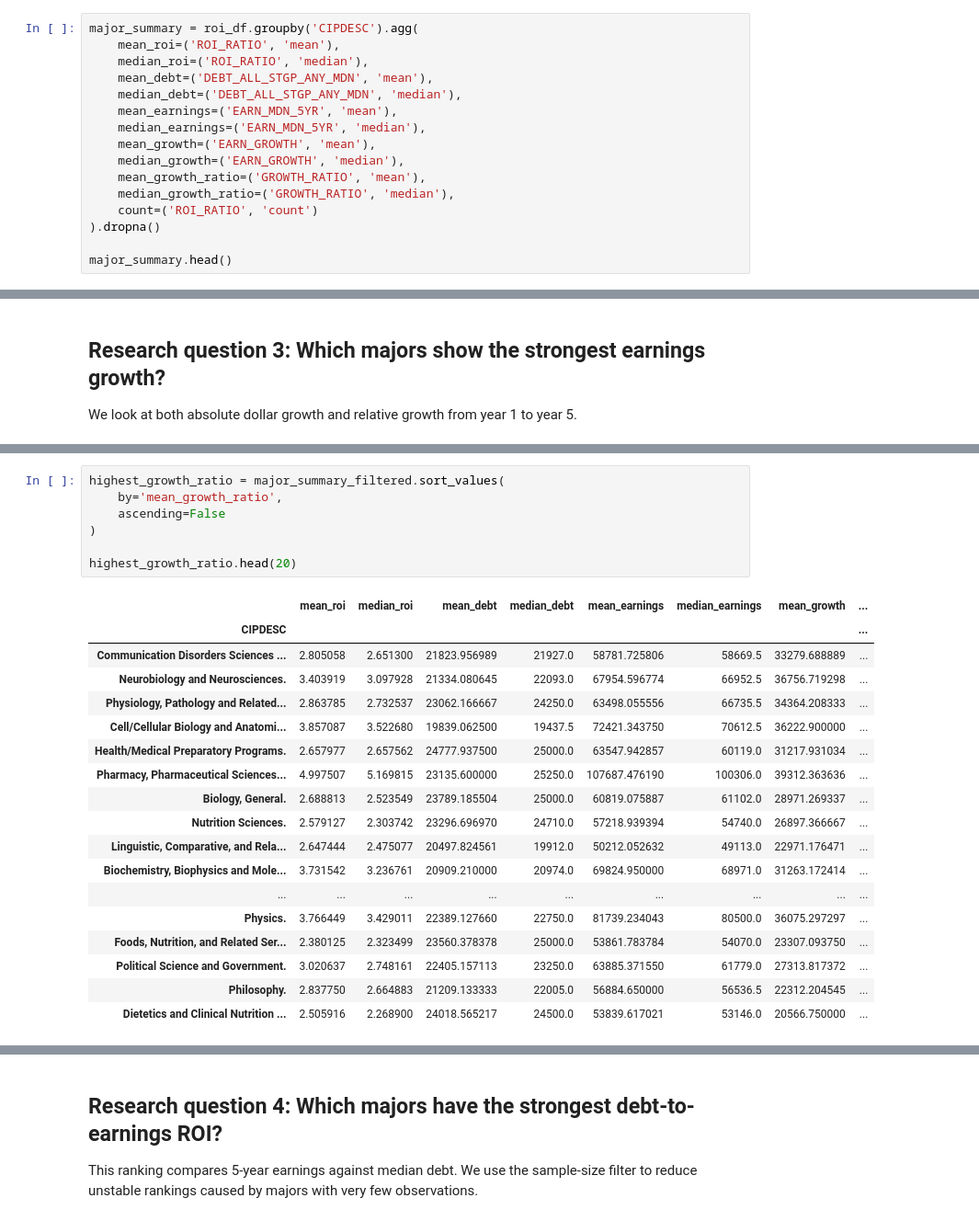
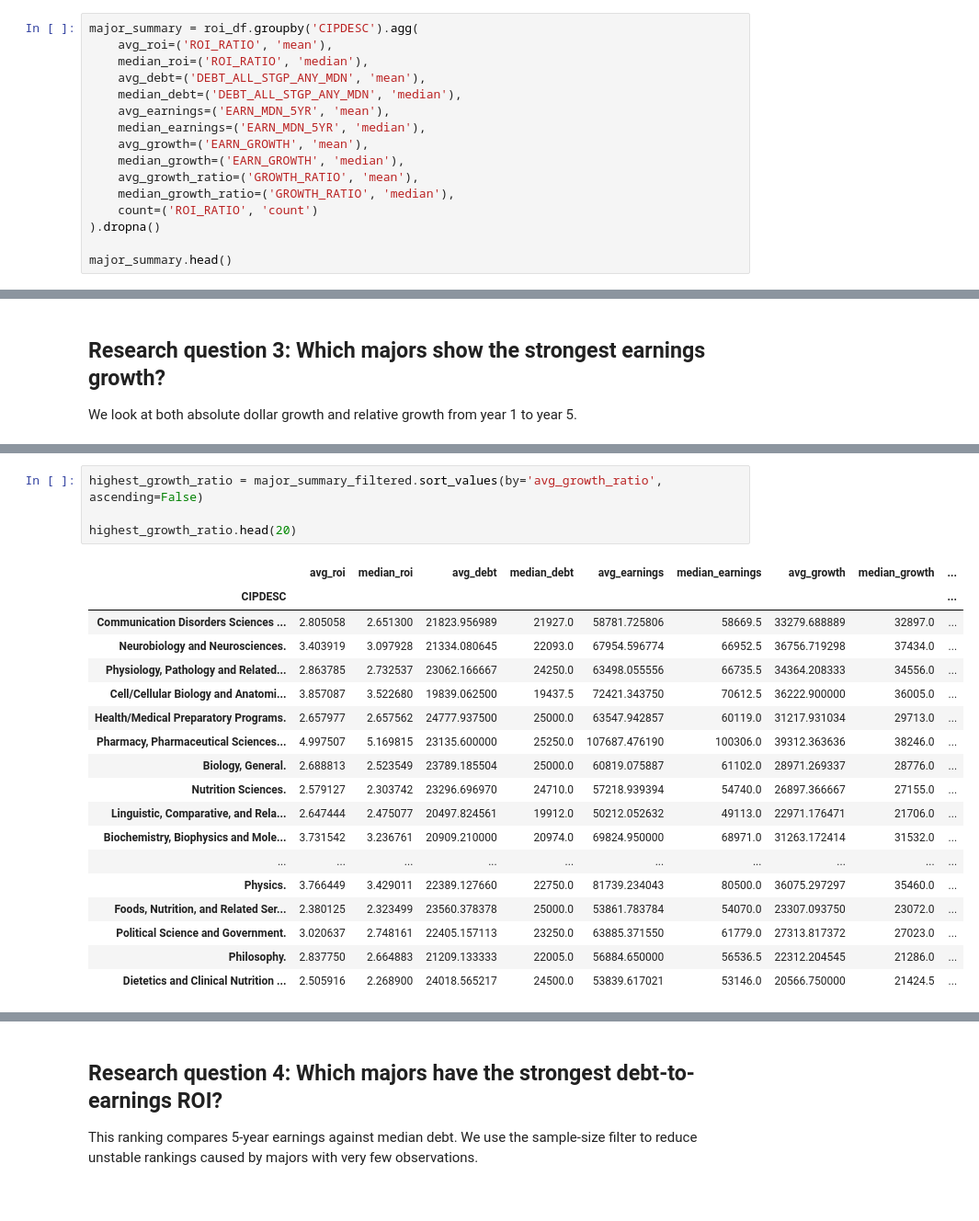
Before and after one commit to VintageTeaLeaf/College-ROI-Analysis, a Jupyter notebook: notebooks/data_cleaning.ipynb, the cells around one changed output, grey strips where cells are left out. Shown at 92% size. Drawn from its saved outputs; the diff is of its cells as text.

```diff
--- a/notebooks/data_cleaning.ipynb
+++ b/notebooks/data_cleaning.ipynb
@@ -323,15 +323,15 @@ roi_df.sort_values(
 Because individual institution-major records can be noisy, we aggregate by major. We include both mean and median metrics so we can compare whether outliers are influencing the averages.
 # %%
 major_summary = roi_df.groupby('CIPDESC').agg(
-    mean_roi=('ROI_RATIO', 'mean'),
+    avg_roi=('ROI_RATIO', 'mean'),
     median_roi=('ROI_RATIO', 'median'),
-    mean_debt=('DEBT_ALL_STGP_ANY_MDN', 'mean'),
+    avg_debt=('DEBT_ALL_STGP_ANY_MDN', 'mean'),
     median_debt=('DEBT_ALL_STGP_ANY_MDN', 'median'),
-    mean_earnings=('EARN_MDN_5YR', 'mean'),
+    avg_earnings=('EARN_MDN_5YR', 'mean'),
     median_earnings=('EARN_MDN_5YR', 'median'),
-    mean_growth=('EARN_GROWTH', 'mean'),
+    avg_growth=('EARN_GROWTH', 'mean'),
     median_growth=('EARN_GROWTH', 'median'),
-    mean_growth_ratio=('GROWTH_RATIO', 'mean'),
+    avg_growth_ratio=('GROWTH_RATIO', 'mean'),
     median_growth_ratio=('GROWTH_RATIO', 'median'),
     count=('ROI_RATIO', 'count')
 ).dropna()
@@ -466,29 +457,26 @@ highest_growth_amount.head(20)
 # %%
-highest_growth_ratio = major_summary_filtered.sort_values(
-    by='mean_growth_ratio',
-    ascending=False
-)
+highest_growth_ratio = major_summary_filtered.sort_values(by='avg_growth_ratio', ascending=False)
 
 highest_growth_ratio.head(20)
 # %% [output]
-|  | mean_roi | median_roi | mean_debt | median_debt | mean_earnings | median_earnings | mean_growth | ... |
-| CIPDESC |  |  |  |  |  |  |  | ... |
-| Communication Disorders Sciences ... | 2.805058 | 2.651300 | 21823.956989 | 21927.0 | 58781.725806 | 58669.5 | 33279.688889 | ... |
-| Neurobiology and Neurosciences. | 3.403919 | 3.097928 | 21334.080645 | 22093.0 | 67954.596774 | 66952.5 | 36756.719298 | ... |
-| Physiology, Pathology and Related... | 2.863785 | 2.732537 | 23062.166667 | 24250.0 | 63498.055556 | 66735.5 | 34364.208333 | ... |
-| Cell/Cellular Biology and Anatomi... | 3.857087 | 3.522680 | 19839.062500 | 19437.5 | 72421.343750 | 70612.5 | 36222.900000 | ... |
-| Health/Medical Preparatory Programs. | 2.657977 | 2.657562 | 24777.937500 | 25000.0 | 63547.942857 | 60119.0 | 31217.931034 | ... |
-| Pharmacy, Pharmaceutical Sciences... | 4.997507 | 5.169815 | 23135.600000 | 25250.0 | 107687.476190 | 100306.0 | 39312.363636 | ... |
-| Biology, General. | 2.688813 | 2.523549 | 23789.185504 | 25000.0 | 60819.075887 | 61102.0 | 28971.269337 | ... |
-| Nutrition Sciences. | 2.579127 | 2.303742 | 23296.696970 | 24710.0 | 57218.939394 | 54740.0 | 26897.366667 | ... |
-| Linguistic, Comparative, and Rela... | 2.647444 | 2.475077 | 20497.824561 | 19912.0 | 50212.052632 | 49113.0 | 22971.176471 | ... |
-| Biochemistry, Biophysics and Mole... | 3.731542 | 3.236761 | 20909.210000 | 20974.0 | 69824.950000 | 68971.0 | 31263.172414 | ... |
-| ... | ... | ... | ... | ... | ... | ... | ... | ... |
-| Physics. | 3.766449 | 3.429011 | 22389.127660 | 22750.0 | 81739.234043 | 80500.0 | 36075.297297 | ... |
-| Foods, Nutrition, and Related Ser... | 2.380125 | 2.323499 | 23560.378378 | 25000.0 | 53861.783784 | 54070.0 | 23307.093750 | ... |
-| Political Science and Government. | 3.020637 | 2.748161 | 22405.157113 | 23250.0 | 63885.371550 | 61779.0 | 27313.817372 | ... |
-| Philosophy. | 2.837750 | 2.664883 | 21209.133333 | 22005.0 | 56884.650000 | 56536.5 | 22312.204545 | ... |
-| Dietetics and Clinical Nutrition ... | 2.505916 | 2.268900 | 24018.565217 | 24500.0 | 53839.617021 | 53146.0 | 20566.750000 | ... |
+|  | avg_roi | median_roi | avg_debt | median_debt | avg_earnings | median_earnings | avg_growth | median_growth | ... |
+| CIPDESC |  |  |  |  |  |  |  |  | ... |
+| Communication Disorders Sciences ... | 2.805058 | 2.651300 | 21823.956989 | 21927.0 | 58781.725806 | 58669.5 | 33279.688889 | 32897.0 | ... |
+| Neurobiology and Neurosciences. | 3.403919 | 3.097928 | 21334.080645 | 22093.0 | 67954.596774 | 66952.5 | 36756.719298 | 37434.0 | ... |
+| Physiology, Pathology and Related... | 2.863785 | 2.732537 | 23062.166667 | 24250.0 | 63498.055556 | 66735.5 | 34364.208333 | 34556.0 | ... |
+| Cell/Cellular Biology and Anatomi... | 3.857087 | 3.522680 | 19839.062500 | 19437.5 | 72421.343750 | 70612.5 | 36222.900000 | 36005.0 | ... |
+| Health/Medical Preparatory Programs. | 2.657977 | 2.657562 | 24777.937500 | 25000.0 | 63547.942857 | 60119.0 | 31217.931034 | 29713.0 | ... |
+| Pharmacy, Pharmaceutical Sciences... | 4.997507 | 5.169815 | 23135.600000 | 25250.0 | 107687.476190 | 100306.0 | 39312.363636 | 38246.0 | ... |
+| Biology, General. | 2.688813 | 2.523549 | 23789.185504 | 25000.0 | 60819.075887 | 61102.0 | 28971.269337 | 28776.0 | ... |
+| Nutrition Sciences. | 2.579127 | 2.303742 | 23296.696970 | 24710.0 | 57218.939394 | 54740.0 | 26897.366667 | 27155.0 | ... |
+| Linguistic, Comparative, and Rela... | 2.647444 | 2.475077 | 20497.824561 | 19912.0 | 50212.052632 | 49113.0 | 22971.176471 | 21706.0 | ... |
+| Biochemistry, Biophysics and Mole... | 3.731542 | 3.236761 | 20909.210000 | 20974.0 | 69824.950000 | 68971.0 | 31263.172414 | 31532.0 | ... |
+| ... | ... | ... | ... | ... | ... | ... | ... | ... | ... |
+| Physics. | 3.766449 | 3.429011 | 22389.127660 | 22750.0 | 81739.234043 | 80500.0 | 36075.297297 | 35460.0 | ... |
+| Foods, Nutrition, and Related Ser... | 2.380125 | 2.323499 | 23560.378378 | 25000.0 | 53861.783784 | 54070.0 | 23307.093750 | 23072.0 | ... |
+| Political Science and Government. | 3.020637 | 2.748161 | 22405.157113 | 23250.0 | 63885.371550 | 61779.0 | 27313.817372 | 27023.0 | ... |
+| Philosophy. | 2.837750 | 2.664883 | 21209.133333 | 22005.0 | 56884.650000 | 56536.5 | 22312.204545 | 21286.0 | ... |
+| Dietetics and Clinical Nutrition ... | 2.505916 | 2.268900 | 24018.565217 | 24500.0 | 53839.617021 | 53146.0 | 20566.750000 | 21424.5 | ... |
 # %%
 roi_df['EARN_GROWTH'] = (
     roi_df['EARN_MDN_5YR']
```
Also changed, not shown: parts of 11 cells of this notebook, 4 other files.
